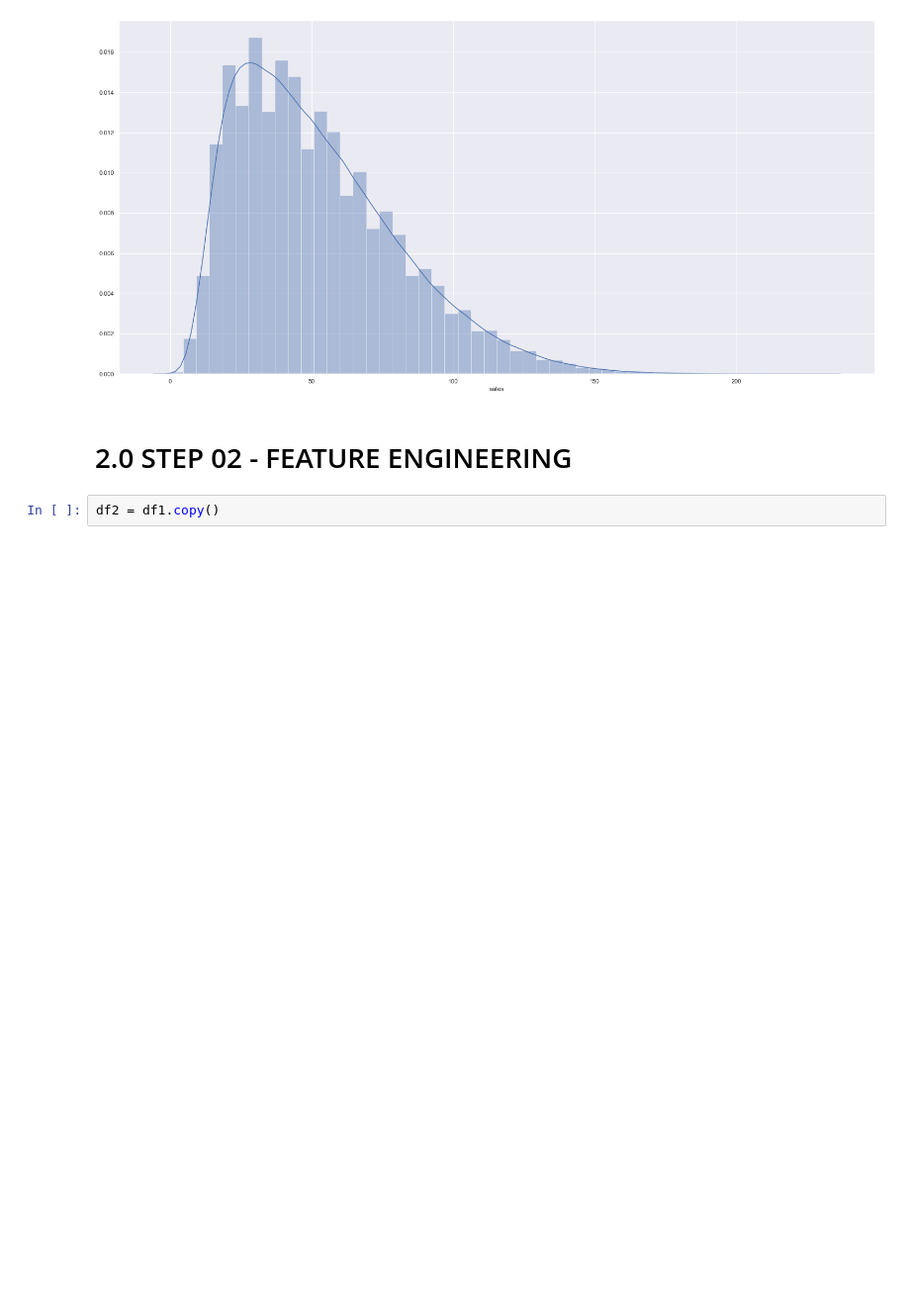
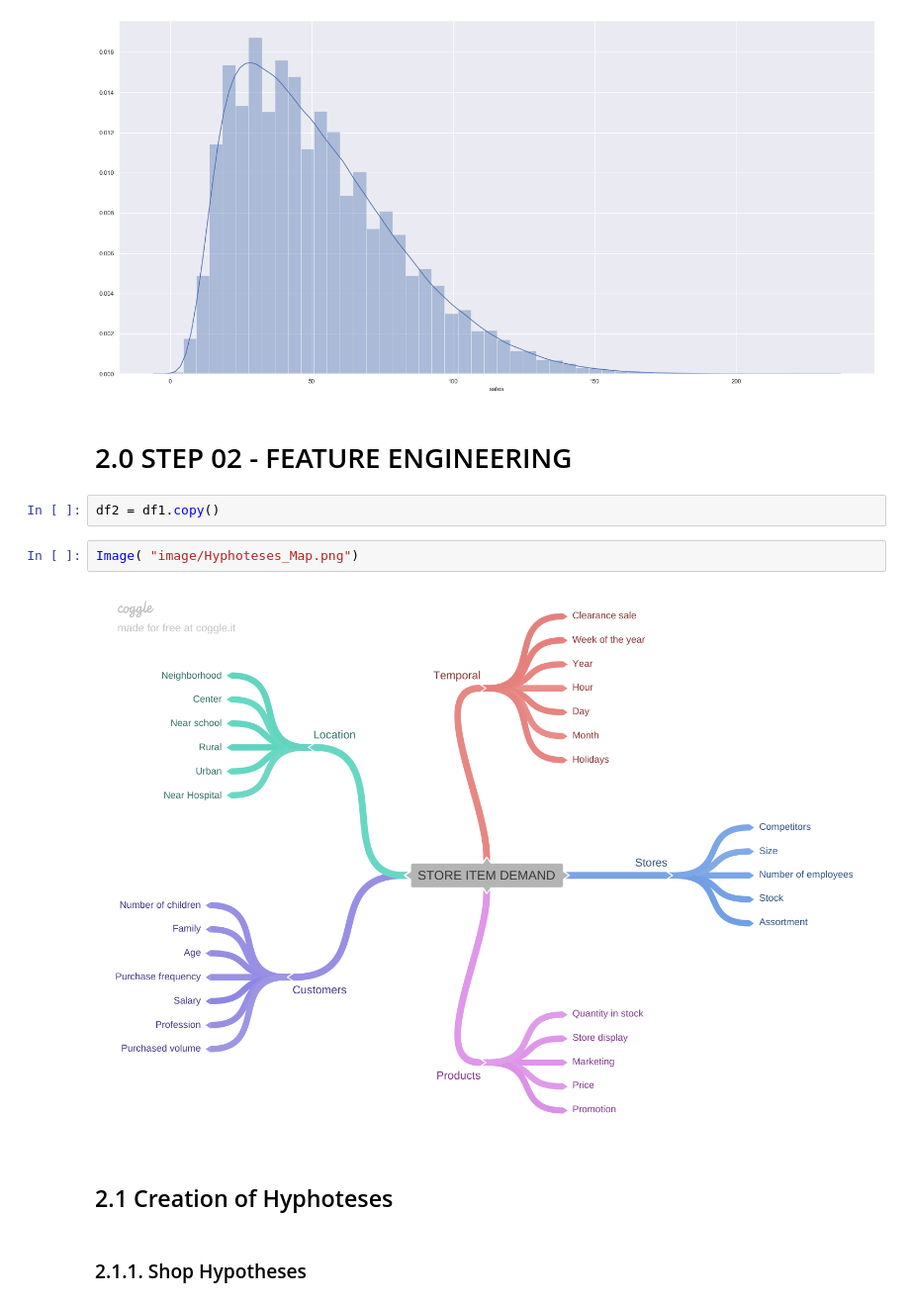
Before and after one commit to huyen2510/Store_Item_Demand, a Jupyter notebook: Store_Item_Demand.ipynb, the cells around one changed output. Shown: that part at 99% size. Drawn from its saved outputs; the diff is of its cells as text; blank space fills up the shorter version.

```diff
--- a/Store_Item_Demand.ipynb
+++ b/Store_Item_Demand.ipynb
@@ -144,3 +144,11 @@ sns.distplot( df1['sales'] )
 # 2.0 STEP 02 - FEATURE ENGINEERING
 # %%
 df2 = df1.copy()
+# %%
+Image( "image/Hyphoteses_Map.png")
+# %% [output]
+[figure, added]
+# %% [markdown]
+## 2.1 Creation of Hyphoteses
+# %% [markdown]
+### 2.1.1. Shop Hypotheses
```
Also changed, not shown: parts of 13 cells of this notebook.
